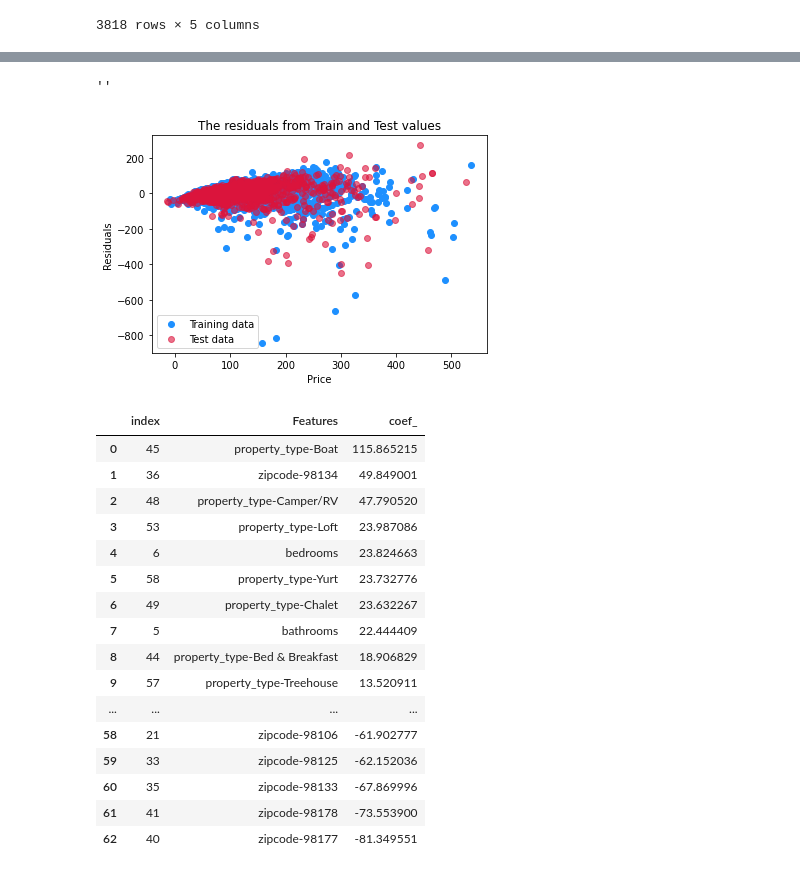
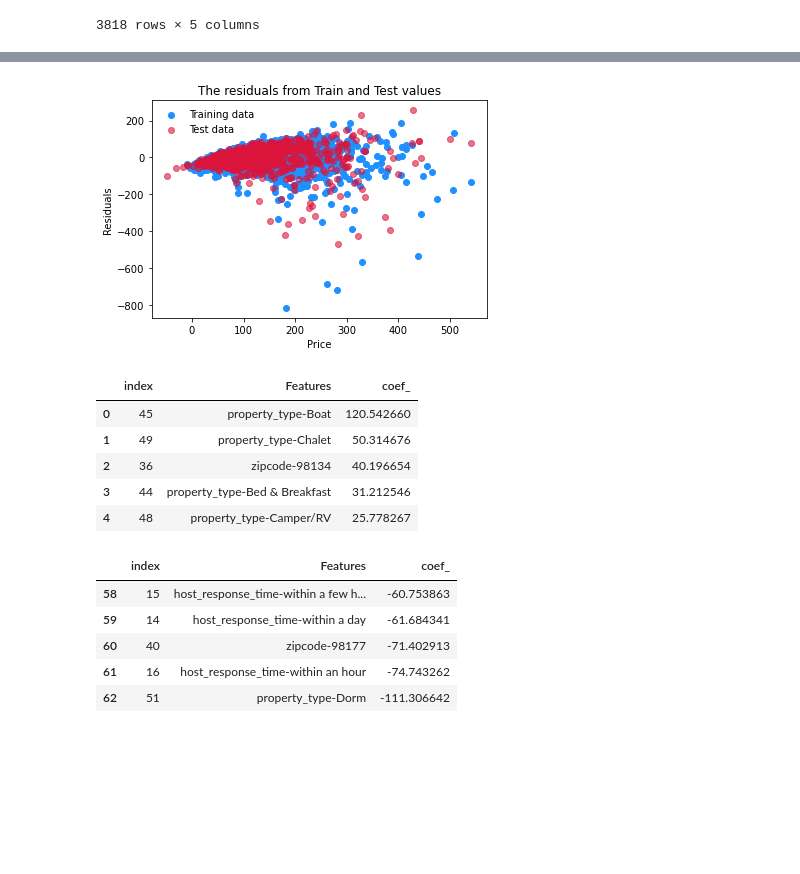
Before and after one commit to jdabel123/AirBnB-Predictive-Analytics, a Jupyter notebook: Udacity Project 1.ipynb, the cells around one changed output, grey strips where cells are left out. Saved outputs shown, nothing was run; the diff lists cells and outputs as text; code cells hidden in the pictures; blank space fills up the shorter version.

```diff
--- a/Udacity Project 1.ipynb
+++ b/Udacity Project 1.ipynb
@@ -135,2 +132,34 @@ for num in fill_num_vars:
+# %%
+#Filling in missing values
+fill_missing = lambda col:col.fillna(col.mean())
+
+def filling_numerical_missing_values(df,function):
+    """
+    Function to fill in the missing values in the dataframe that are numerical data types with the desired value
+
+    INPUT:
+
+    df - The dateframe that you want to impute missing values
+
+    function - The desired function to impute missing values
+
+    OUTPUT:
+
+    The function will return the data frame with imputed missing values for numerical data types.
+    """
+
+
+    num_vars = df.select_dtypes(include=['float64','int64']).copy()
+
+    filled_num_vars = num_vars.apply(function,axis=1)
+
+    # Reassigning columns in original data frame with the columns in filled_num_vars
+
+    for col in filled_num_vars:
+        df[col] = filled_num_vars[col]
+
+    return df
+
+df = filling_numerical_missing_values(df,fill_missing)
 # %%
 #Plot to show distribution of listing price
@@ -314,39 +405,32 @@ plt.xlabel('Price')
 
 plt.title("The residuals from Train and Test values")
 
-plt.legend(['Training data','Test data'])
-
-
-;
+plt.legend(['Training data','Test data'],frameon=False);
 # %% [output]
-''
-[figure, old version]
+[figure, new version]
 # %%
 coefficients = pd.concat([pd.DataFrame(X.columns),pd.DataFrame(np.transpose(lm_model.coef_))], axis = 1)
 
 column_names = ['Features','coef_']
 
 coefficients.columns = column_names
 
+coefficients = coefficients.sort_values(by='coef_',ascending=False).reset_index()
 
-pd.options.display.max_rows = 100
-
-coefficients.sort_values(by='coef_',ascending=False).reset_index()
+coefficients.head()
 # %% [output]
 |  | index | Features | coef_ |
-| 0 | 45 | property_type-Boat | 115.865215 |
-| 1 | 36 | zipcode-98134 | 49.849001 |
-| 2 | 48 | property_type-Camper/RV | 47.790520 |
-| 3 | 53 | property_type-Loft | 23.987086 |
-| 4 | 6 | bedrooms | 23.824663 |
-| 5 | 58 | property_type-Yurt | 23.732776 |
-| 6 | 49 | property_type-Chalet | 23.632267 |
-| 7 | 5 | bathrooms | 22.444409 |
-| 8 | 44 | property_type-Bed & Breakfast | 18.906829 |
-| 9 | 57 | property_type-Treehouse | 13.520911 |
-| ... | ... | ... | ... |
-| 58 | 21 | zipcode-98106 | -61.902777 |
-| 59 | 33 | zipcode-98125 | -62.152036 |
-| 60 | 35 | zipcode-98133 | -67.869996 |
-| 61 | 41 | zipcode-98178 | -73.553900 |
-| 62 | 40 | zipcode-98177 | -81.349551 |
+| 0 | 45 | property_type-Boat | 120.542660 |
+| 1 | 49 | property_type-Chalet | 50.314676 |
+| 2 | 36 | zipcode-98134 | 40.196654 |
+| 3 | 44 | property_type-Bed & Breakfast | 31.212546 |
+| 4 | 48 | property_type-Camper/RV | 25.778267 |
+# %%
+coefficients.tail()
+# %% [output]
+|  | index | Features | coef_ |
+| 58 | 15 | host_response_time-within a few h... | -60.753863 |
+| 59 | 14 | host_response_time-within a day | -61.684341 |
+| 60 | 40 | zipcode-98177 | -71.402913 |
+| 61 | 16 | host_response_time-within an hour | -74.743262 |
+| 62 | 51 | property_type-Dorm | -111.306642 |
```
Also changed, not shown: parts of 15 cells of this notebook.
